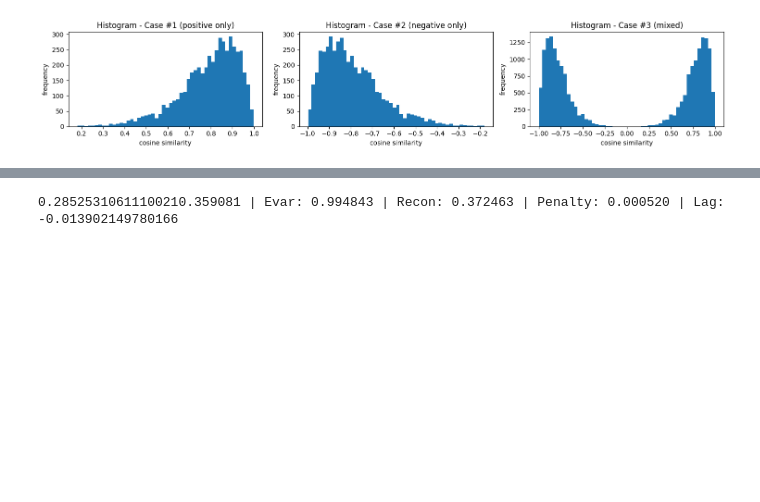
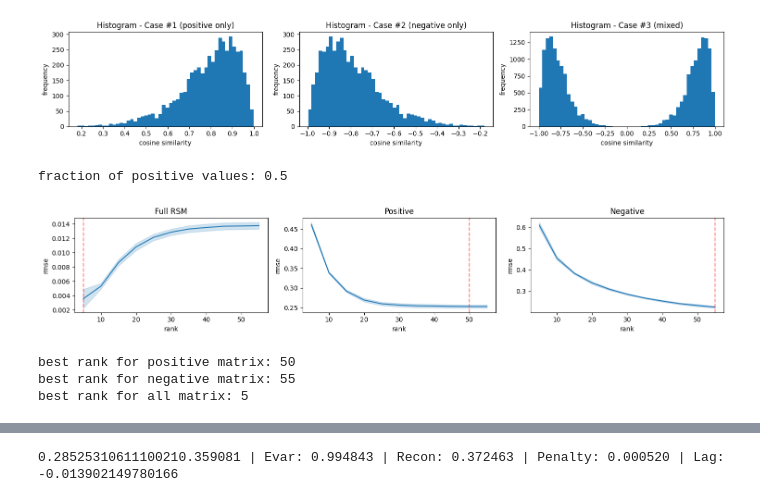
Before and after one commit to florianmahner/pysrf, a Jupyter notebook: notebooks/rank_selection.ipynb, the cells around one changed output, grey strips where cells are left out. Saved outputs shown, nothing was run; the diff lists cells and outputs as text; code cells hidden in the pictures; blank space fills up the shorter version.

```diff
--- a/notebooks/rank_selection.ipynb
+++ b/notebooks/rank_selection.ipynb
@@ -167,4 +167,36 @@ plt.tight_layout()
 plt.show()
 # %% [output]
 [figure]
+# %%
+s_plus_plus, s_plus_minus, thresh_plus, mask_plus = median_matrix_split(rsm_pos)
+ratio = 0.7
+n_repeats = 10
+df_full = find_best_rank(
+    rsm_pos,
+    range(5, 60, 5),
+    train_ratio=ratio,
+    similarity_measure="cosine",
+    n_repeats=n_repeats,
+)
+df_pos = find_best_rank(
+    s_plus_plus,
+    range(5, 60, 5),
+    train_ratio=ratio,
+    similarity_measure="cosine",
+    n_repeats=n_repeats,
+)
+df_neg = find_best_rank(
+    s_plus_minus,
+    range(5, 60, 5),
+    train_ratio=ratio,
+    similarity_measure="cosine",
+    n_repeats=n_repeats,
+)
+plot_rank_selection(df_full, df_pos, df_neg)
+# %% [output]
+fraction of positive values: 0.5
+[figure, added]
+best rank for positive matrix: 50
+best rank for negative matrix: 55
+best rank for all matrix: 5
 # %%
```
Also changed, not shown: parts of 10 cells of this notebook, 12 other files.
